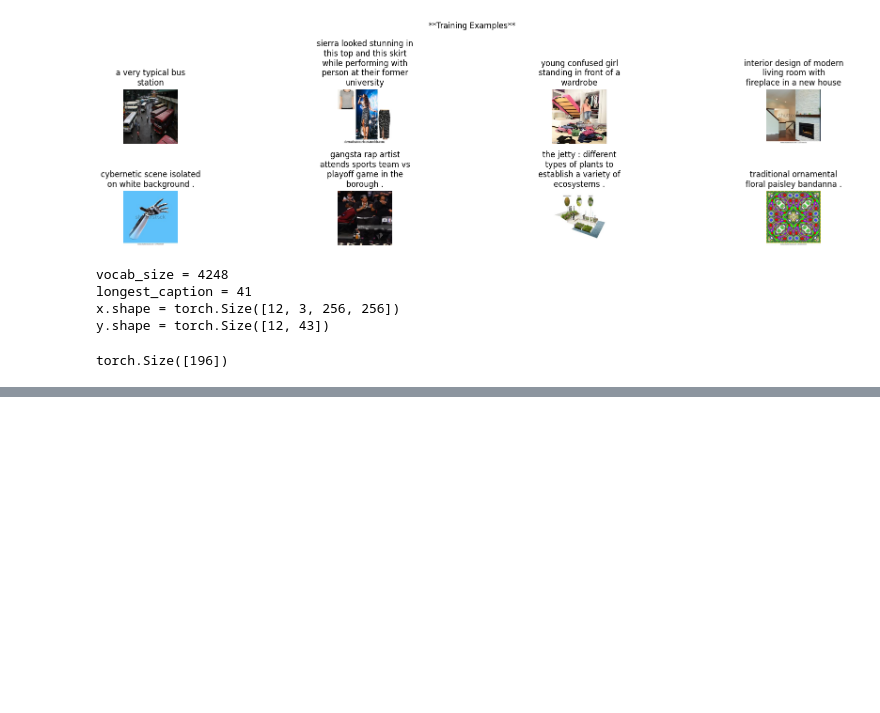
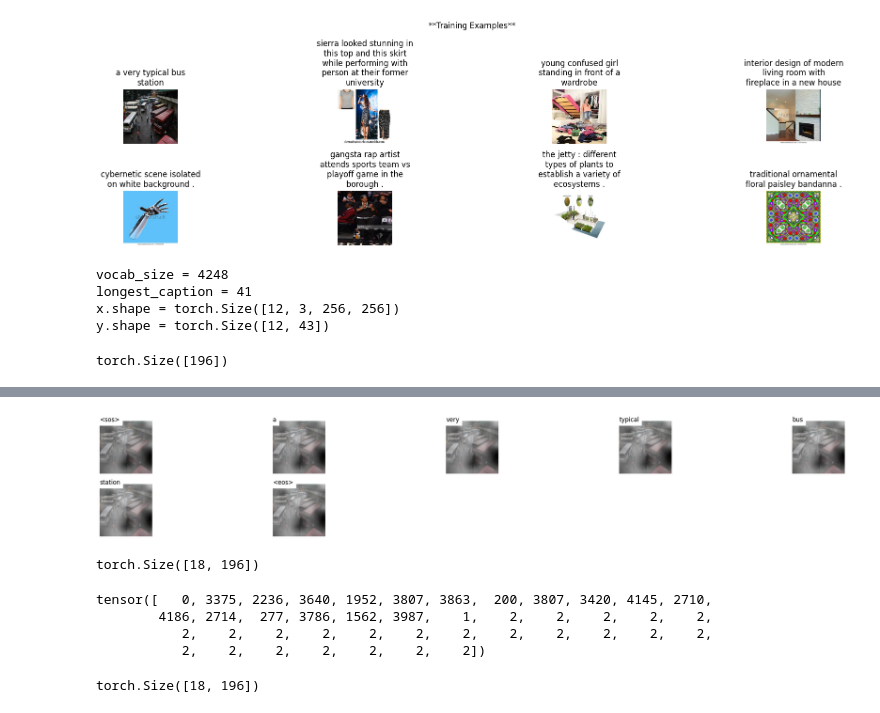
Before and after one commit to hans-elliott99/DLReplications, a Jupyter notebook: image_captioning/inspect_attention.ipynb, the cells around one changed output, grey strips where cells are left out. Saved outputs shown, nothing was run; the diff lists cells and outputs as text; code cells hidden in the pictures; blank space fills up the shorter version.

Commit message:
visualize attention

```diff
--- a/image_captioning/inspect_attention.ipynb
+++ b/image_captioning/inspect_attention.ipynb
@@ -48,7 +50,7 @@ start_token = '<sos>'
 stop_token = '<eos>'
 pad_token = '<pad>'
 
-stoi_config = StringInt(train_meta['labels']+valid_meta['labels'],
+stoi_config = String2Int(train_meta['labels']+valid_meta['labels'],
                         start_token=start_token, stop_token=stop_token, pad_token=pad_token,
                         remove_punct=remove_punct
 )
@@ -62,11 +64,11 @@ print(f"{longest_caption = }")
 
 train_dataset = ImageCaptionDataset(X_paths=train_paths,
                                     y_labels=train_meta['labels'],
-                                    stoi_config=stoi_config)
+                                    string2int=stoi_config)
 
 valid_dataset = ImageCaptionDataset(X_paths=valid_paths,
                                     y_labels=valid_meta['labels'],
-                                    stoi_config=stoi_config)
+                                    string2int=stoi_config)
 
 train_dataloader = torch.utils.data.DataLoader(train_dataset, batch_size=12, shuffle=False, drop_last=True) #shuffle to True to reshuffle the data at every epoch
 
@@ -82,7 +84,7 @@ y.shape = torch.Size([12, 43])
 %autoreload 2
 
 encoder = ShowAttendTell.Encoder()
-decoder = ShowAttendTell.Decoder(embed_dim=11, dec_hidden_dim=64, attention_dim=50, stoi_config=stoi_config)
+decoder = ShowAttendTell.Decoder(embed_dim=11, dec_hidden_dim=64, attention_dim=50, string2int=stoi_config)
 
 
 encoder_out = encoder(x)
@@ -110,0 +98,21 @@ plt.imshow(att_score)
+# %%
+sample = 0
+plt.figure(figsize=(30,20))
+VizAttention.plot(x[sample], label=y[sample], alphas=alphas[sample].detach(), string2int=stoi_config, smooth=True)
+# %% [output]
+[figure, added]
+# %%
+alphas[1].shape
+# %% [output]
+torch.Size([18, 196])
+# %%
+y[1]
+# %% [output]
+tensor([   0, 3375, 2236, 3640, 1952, 3807, 3863,  200, 3807, 3420, 4145, 2710,
+        4186, 2714,  277, 3786, 1562, 3987,    1,    2,    2,    2,    2,    2,
+           2,    2,    2,    2,    2,    2,    2,    2,    2,    2,    2,    2,
+           2,    2,    2,    2,    2,    2,    2])
+# %%
+alphas[1].shape
+# %% [output]
+torch.Size([18, 196])
```
Also changed, not shown: parts of 3 cells of this notebook, 5 other files.
